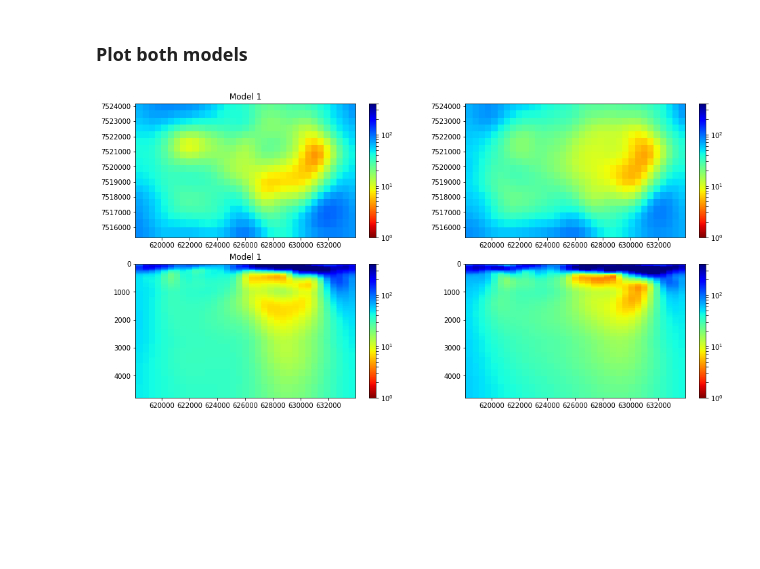
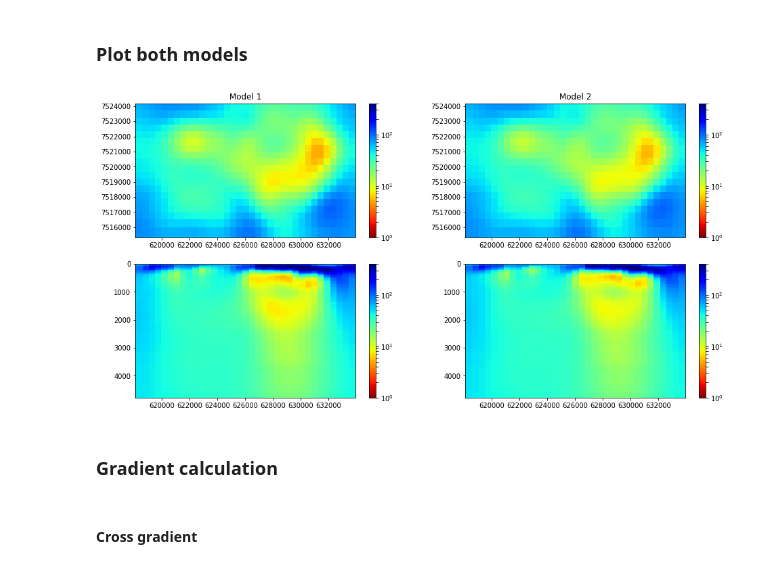
Before and after one commit to florasolon/interpolation_misc, a Jupyter notebook: comparing-models.ipynb, the cells around one changed output. Saved outputs shown, nothing was run; the diff lists cells and outputs as text; code cells hidden in the pictures; blank space fills up the shorter version.

```diff
--- a/comparing-models.ipynb
+++ b/comparing-models.ipynb
@@ -180,7 +164,7 @@ z0 = np.ravel(Z0)
 # %% [markdown]
 ### Interpolate
 # %%
-my_interpolating_function = RegularGridInterpolator((xa, ya, za), rho_n, method='linear')
+my_interpolating_function = RegularGridInterpolator((xa, ya, za), rho_n, method='nearest')
 # %%
 pts = np.array([])
 
@@ -224,7 +208,7 @@ plt.show()
 # %% [markdown]
 ### Open model 2
 # %%
-file = '/home/flora/Dropbox/IUEM/bolivia_project/ModEM/testes_forward/inv/inv_datasint02_NLCG_141.rho'
+file = '/home/flora/Dropbox/IUEM/bolivia_project/ModEM/testes_forward/inv/inv2/inv_datasynt02_NLCG_140.rho'
 # %%
 ld=linecache.getline(file, 2)
 lx=linecache.getline(file, 3)
@@ -275,22 +259,12 @@ Xla=np.zeros(len(ctx))
 Ylon=np.zeros(len(cty))
 # %% [markdown]
 ### Select area from model
-# %%
-#north
-xmin = 7515000.
-xmax = 7524000.
-#east
-ymin = 618000.
-ymax = 634000.
-
-zmin = 0.
-zmax = 5000.
 # %%
 xgrid2,ygrid2,zgrid2,xa2,ya2,za2,rho2_n = mf.select_area(xmin,xmax,ymin,ymax,zmin,zmax,ctx,cty,ctz,rho2)
 # %% [markdown]
 ### Interpolate
 # %%
-my_interpolating_function = RegularGridInterpolator((xa2, ya2, za2), rho2_n, method='linear')
+my_interpolating_function = RegularGridInterpolator((xa2, ya2, za2), rho2_n, method='nearest')
 # %%
 model2_int = my_interpolating_function(pts)
 # %%
@@ -305,30 +279,32 @@ x_plot = np.argmin(np.abs(xa-7519000))
 # %%
 plt.figure(figsize=(16,8))
 
 plt.subplot(2,2,1)
 plt.pcolor(east,north,model1_int[:,:,z_plot],cmap=cmap_r,norm = LogNorm(vmin=1, vmax=400))
 #plt.plot(x1,y1,'ko')
 #plt.plot(x0,y0,'ro')
 plt.title('Model 1')
 plt.colorbar()
 
 plt.subplot(2,2,2)
 plt.pcolor(east,north,model2_int[:,:,z_plot],cmap=cmap_r,norm = LogNorm(vmin=1, vmax=400))
 #plt.plot(x1,y1,'ko')
 #plt.plot(x0,y0,'ro')
+plt.title('Model 2')
 plt.colorbar()
 
 plt.subplot(2,2,3)
 plt.pcolor(east1,depth,model1_int[x_plot,:,:],cmap=cmap_r,norm = LogNorm(vmin=1, vmax=400))
 plt.ylim(np.max(dz0),0)
-plt.title('Model 1')
 plt.colorbar()
 
 plt.subplot(2,2,4)
 plt.pcolor(east1,depth,model2_int[x_plot,:,:],cmap=cmap_r,norm = LogNorm(vmin=1, vmax=400))
 plt.ylim(np.max(dz0),0)
 plt.colorbar()
 
 plt.show()
 # %% [output]
-[figure, old version]
+[figure, new version]
+# %% [markdown]
+### Gradient calculation
@@ -334,0 +317,2 @@ plt.show()
+# %% [markdown]
+#### Cross gradient
```
Also changed, not shown: parts of 10 cells of this notebook.
